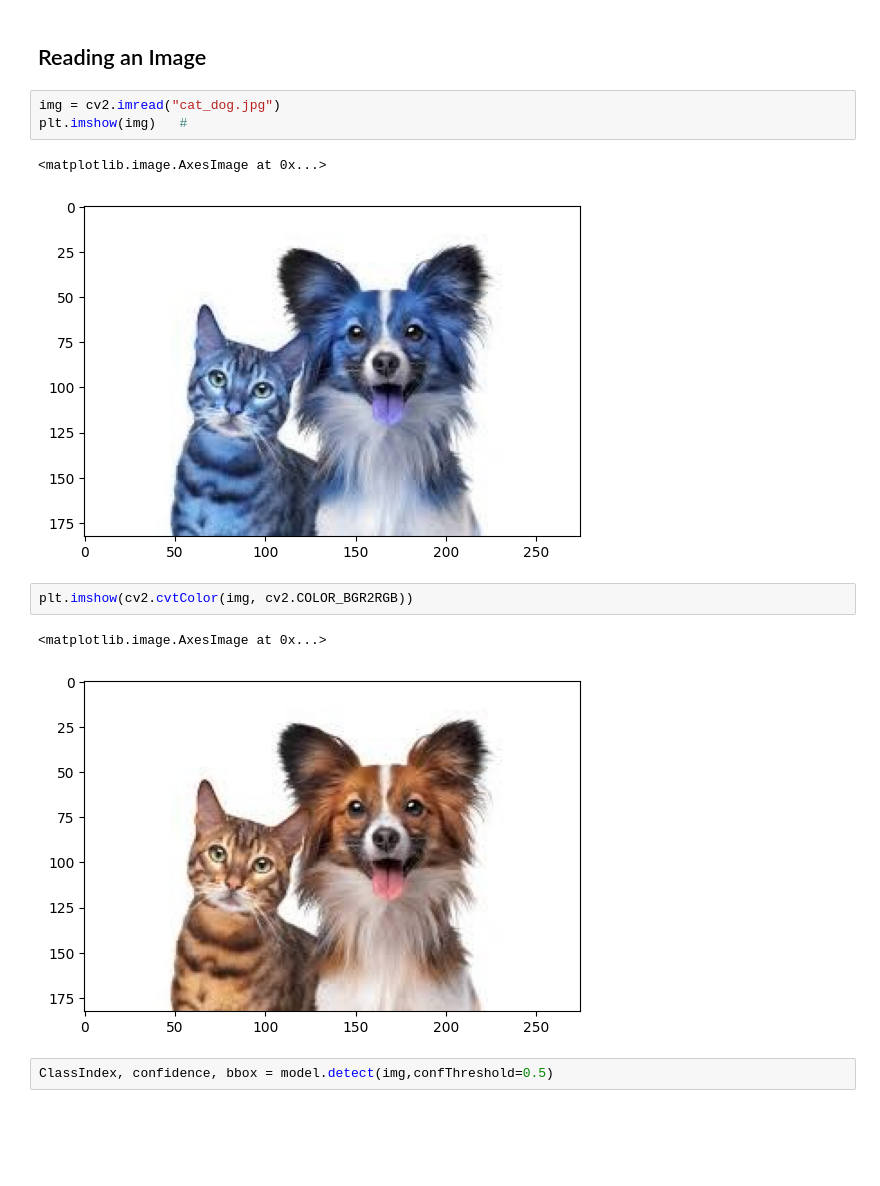
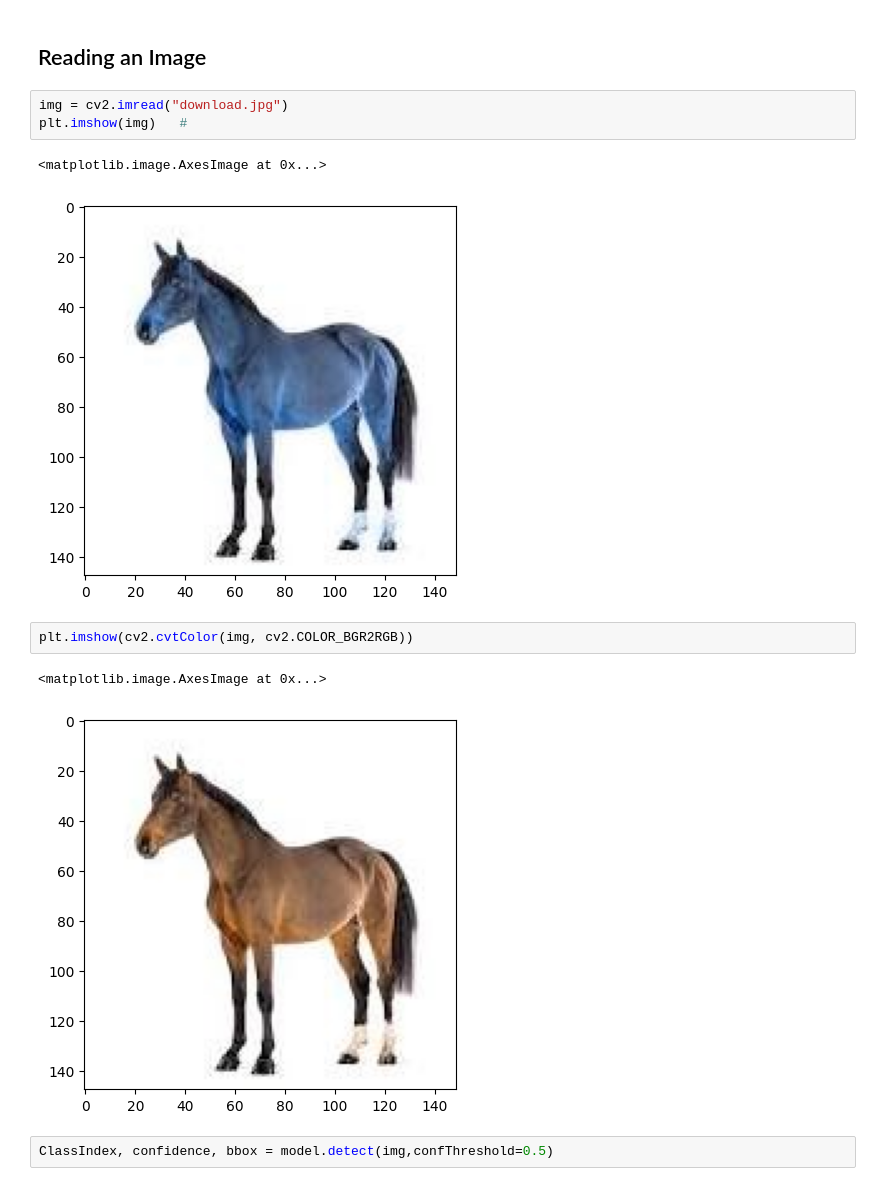
Before and after one commit to Mehul3082001/Objectdetection, a Jupyter notebook: main.ipynb, the cells around one changed output. Saved outputs shown, nothing was run; the diff lists cells and outputs as text; blank space fills up the shorter version.

```diff
--- a/main.ipynb
+++ b/main.ipynb
@@ -32,16 +32,16 @@ model.setInputSwapRB(True)
 # %% [markdown]
 ## Reading an Image
 # %%
-img = cv2.imread("cat_dog.jpg")
+img = cv2.imread("download.jpg")
 plt.imshow(img)   #
 # %% [output]
 <matplotlib.image.AxesImage at 0x...>
-[figure, old version]
+[figure, new version]
 # %%
 plt.imshow(cv2.cvtColor(img, cv2.COLOR_BGR2RGB))
 # %% [output]
 <matplotlib.image.AxesImage at 0x...>
-[figure, old version]
+[figure, new version]
 # %%
 ClassIndex, confidence, bbox = model.detect(img,confThreshold=0.5)
 # %%
```
Also changed, not shown: parts of 11 cells of this notebook, 2 other files.
